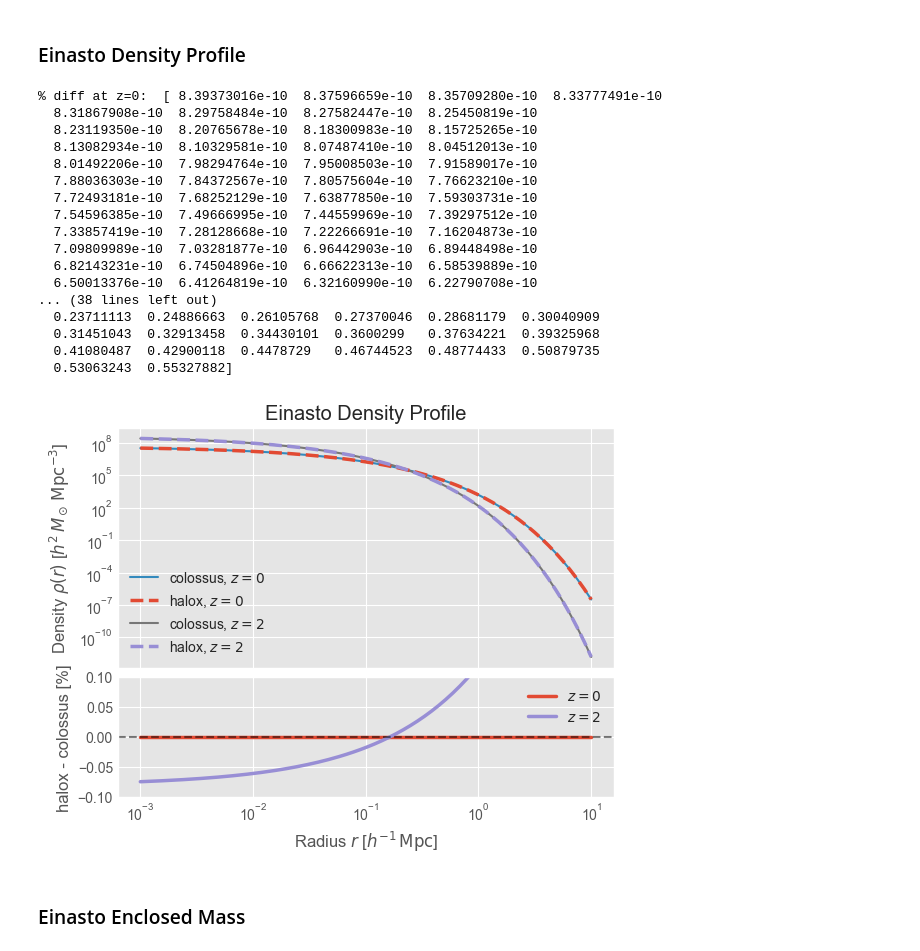
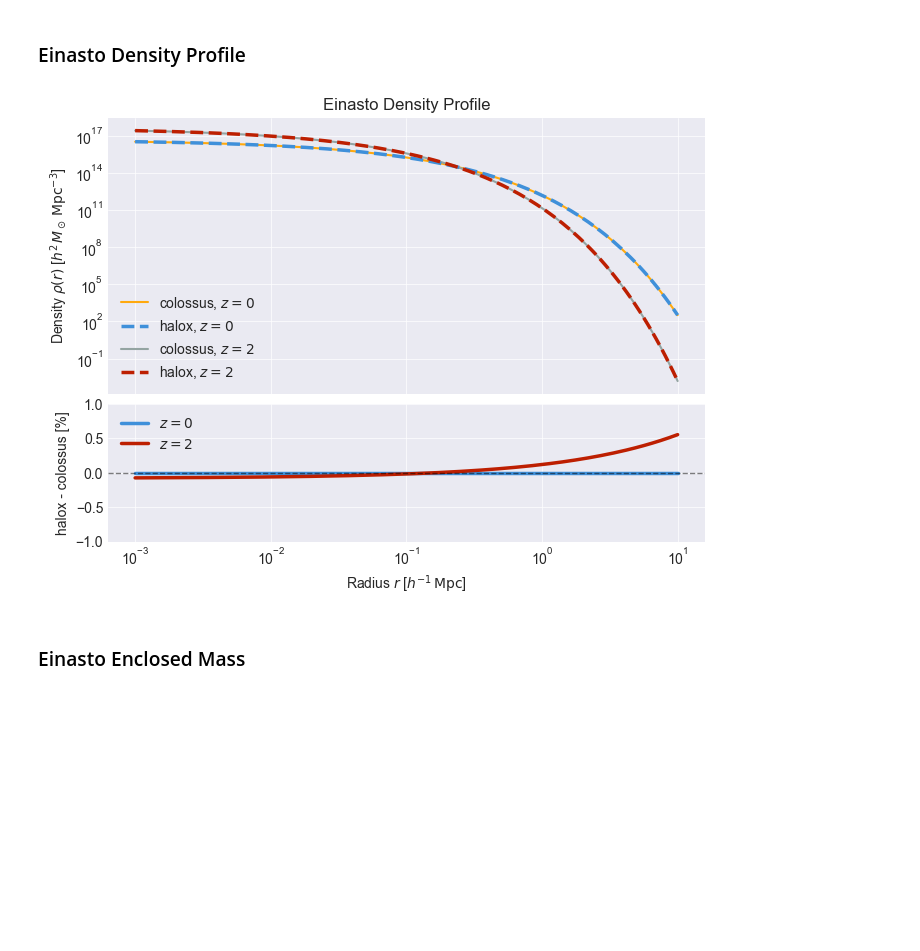
Before and after one commit to fkeruzore/halox, a Jupyter notebook: notebooks/halox_vs_colossus.ipynb, the cells around one changed output. Saved outputs shown, nothing was run; the diff lists cells and outputs as text; code cells hidden in the pictures; blank space fills up the shorter version.

```diff
--- a/notebooks/halox_vs_colossus.ipynb
+++ b/notebooks/halox_vs_colossus.ipynb
@@ -20,16 +20,16 @@ from colossus.lss import mass_function, peaks, bias as colossus_bias
 import colossus.cosmology.cosmology as cc
 from colossus.utils.constants import G as Gcol
 
-print(Gcol)
-
 # gala for potentials
 import gala.potential.potential as gp
 from gala.units import galactic
 
+print(Gcol)
+
 jax.config.update("jax_enable_x64", True)  # double precision is, th
 
 print(plt.style.available)
-plt.style.use(["seaborn-v0_8-darkgrid", "ggplot"])
+plt.style.use(["seaborn-v0_8-darkgrid", "petroff10"])
 plt.rcParams.update({"xtick.direction": "in", "ytick.direction": "in"})
 # %% [output]
 4.300917270038e-06
@@ -77,7 +77,7 @@ cc.addCosmology(
 cosmo_colossus_alt = "low_s8"
 # %%
 def create_comparison_plot():
-    fig = plt.figure()
+    fig = plt.figure(figsize=(7.7, 5.5))
     gs = gridspec.GridSpec(2, 1, height_ratios=[2, 1], hspace=0.05)
     ax_main = fig.add_subplot(gs[0])
     ax_ratio = fig.add_subplot(gs[1], sharex=ax_main)
@@ -445,7 +409,6 @@ r = jnp.logspace(-3, 1, 128)  # h-1 Mpc
 # Compute density profiles for both redshifts
 rho_halox = {}
 rho_colossus = {}
-Mtokpc = 1e9
 for z in redshifts:
     einasto_halox = einasto.EinastoHalo(
         m_delta, c_delta, z, alpha, cosmo_halox_planck, delta=deltas[0]
@@ -454,64 +417,42 @@ for z in redshifts:
         M=m_delta, c=c_delta, z=z, mdef=f"{deltas[0]:.0f}c", alpha=alpha
     )
 
-    rho_halox[z] = (
-        einasto_halox.density(r) / 1e9
-    )  # convert from Mpc to kpc units to match colossus
-    rho_colossus[z] = einasto_colossus.density(r * 1000)
+    rho_halox[z] = einasto_halox.density(r)
+    rho_colossus[z] = einasto_colossus.density(r * 1000) * 1e9
 
 # Create comparison plot
 fig, ax_main, ax_ratio = create_comparison_plot()
 
 # Main panel: plot colossus first (behind), then halox (on top)
 # z=0.0
 ax_main.loglog(r, rho_colossus[0.0], label="colossus, $z=0$", **style_kw[0])
 ax_main.loglog(r, rho_halox[0.0], label="halox, $z=0$", **style_kw[1])
 
 # z=1.0
 ax_main.loglog(r, rho_colossus[2.0], label="colossus, $z=2$", **style_kw[2])
 ax_main.loglog(r, rho_halox[2.0], label="halox, $z=2$", **style_kw[3])
 
 ax_main.set_ylabel(r"Density $\rho(r)$ [$h^2 \, M_\odot \, {\rm Mpc}^{-3}$]")
 ax_main.set_title("Einasto Density Profile")
 ax_main.legend()
 
 # Ratio panel: relative differences for both redshifts
 ratio_z0 = (rho_halox[0.0] / rho_colossus[0.0] - 1.0) * 100  # Convert to %
 ratio_z1 = (rho_halox[2.0] / rho_colossus[2.0] - 1.0) * 100  # Convert to %
 
 ax_ratio.semilogx(r, ratio_z0, label="$z=0$", **style_kw[-3])
 ax_ratio.semilogx(r, ratio_z1, label="$z=2$", **style_kw[-2])
 
 ax_ratio.axhline(0.0, color="k", linestyle="--", alpha=0.5)
 ax_ratio.set_xlabel(r"Radius $r$ [$h^{-1} \, {\rm Mpc}$]")
 ax_ratio.set_ylabel("halox - colossus [%]")
-ax_ratio.set_ylim(-0.1, 0.1)
+ax_ratio.set_ylim(-1, 1)
 ax_ratio.legend()
 
 # Align y-axis labels
 fig.align_labels([ax_main, ax_ratio])
-
-print("% diff at z=0: ", ratio_z0)
-print("% diff at z=2: ", ratio_z1)
 # %% [output]
-% diff at z=0:  [ 8.39373016e-10  8.37596659e-10  8.35709280e-10  8.33777491e-10
-  8.31867908e-10  8.29758484e-10  8.27582447e-10  8.25450819e-10
-  8.23119350e-10  8.20765678e-10  8.18300983e-10  8.15725265e-10
-  8.13082934e-10  8.10329581e-10  8.07487410e-10  8.04512013e-10
-  8.01492206e-10  7.98294764e-10  7.95008503e-10  7.91589017e-10
-  7.88036303e-10  7.84372567e-10  7.80575604e-10  7.76623210e-10
-  7.72493181e-10  7.68252129e-10  7.63877850e-10  7.59303731e-10
-  7.54596385e-10  7.49666995e-10  7.44559969e-10  7.39297512e-10
-  7.33857419e-10  7.28128668e-10  7.22266691e-10  7.16204873e-10
-  7.09809989e-10  7.03281877e-10  6.96442903e-10  6.89448498e-10
-  6.82143231e-10  6.74504896e-10  6.66622313e-10  6.58539889e-10
-  6.50013376e-10  6.41264819e-10  6.32160990e-10  6.22790708e-10
-... (38 lines left out)
-  0.23711113  0.24886663  0.26105768  0.27370046  0.28681179  0.30040909
-  0.31451043  0.32913458  0.34430101  0.3600299   0.37634221  0.39325968
-  0.41080487  0.42900118  0.4478729   0.46744523  0.48774433  0.50879735
-  0.53063243  0.55327882]
-[figure, old version]
+[figure, new version]
 # %% [markdown]
 ### Einasto Enclosed Mass
 # %%
```
Also changed, not shown: parts of 20 cells of this notebook.
